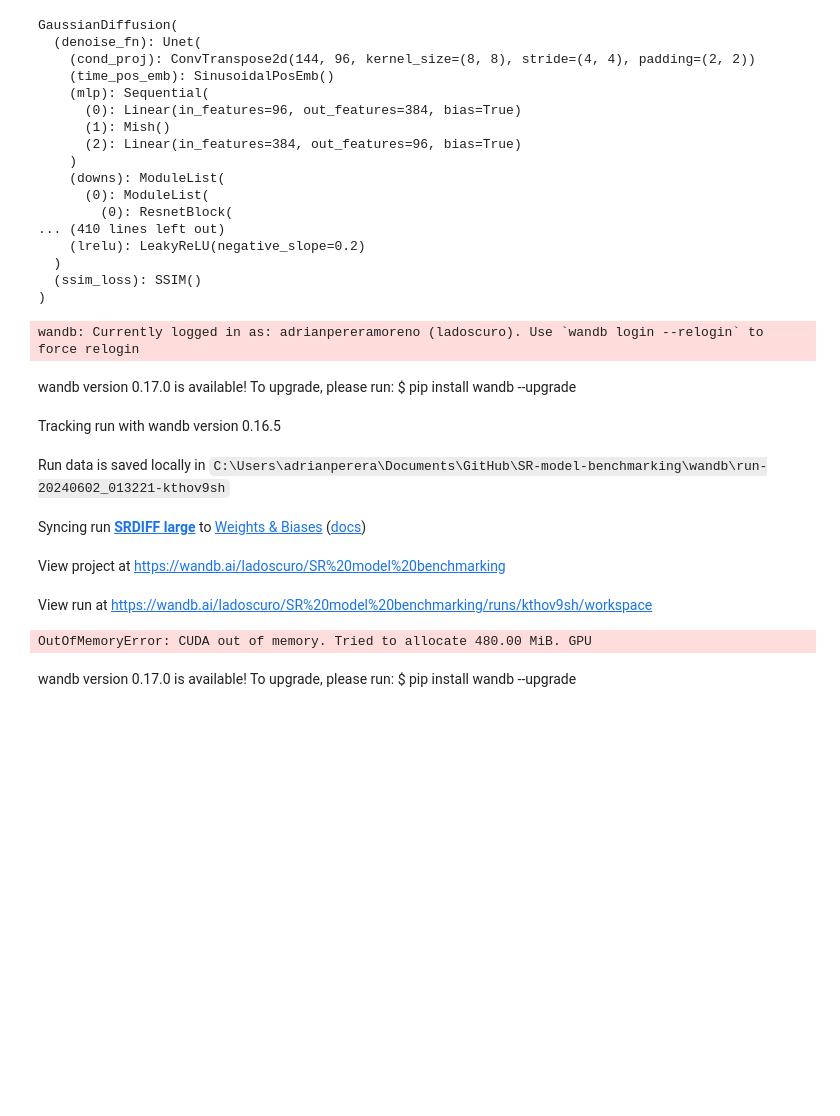
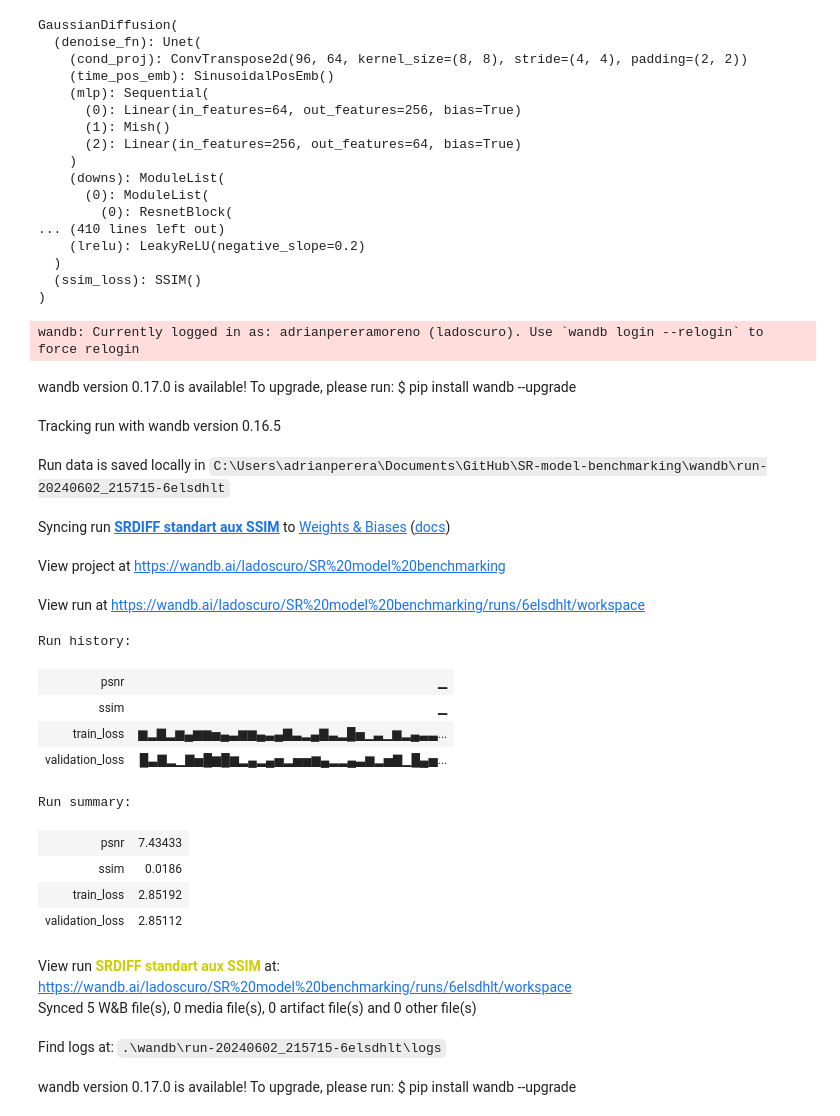
Before and after one commit to Descalabreitor/Satelite-Superresolution-diffusion, a Jupyter notebook: SRDiff experiments.ipynb, the cells around one changed output. Drawn from its saved outputs; the diff is of its cells as text; code cells hidden in the pictures; blank space fills up the shorter version.

Commit message:
aux ssim experiment

```diff
--- a/SRDiff experiments.ipynb
+++ b/SRDiff experiments.ipynb
@@ -34,17 +34,17 @@ test_dataloader = DataLoader(test_dataset, batch_size=batch_size, shuffle=True)
 device = torch.device(0)
 # %%
 model_builder = SRDiffBuilder()
-model = model_builder.set_large().build()
+model = model_builder.set_standart().build()
 model.to(device)
 # %% [output]
 GaussianDiffusion(
   (denoise_fn): Unet(
-    (cond_proj): ConvTranspose2d(144, 96, kernel_size=(8, 8), stride=(4, 4), padding=(2, 2))
+    (cond_proj): ConvTranspose2d(96, 64, kernel_size=(8, 8), stride=(4, 4), padding=(2, 2))
     (time_pos_emb): SinusoidalPosEmb()
     (mlp): Sequential(
-      (0): Linear(in_features=96, out_features=384, bias=True)
+      (0): Linear(in_features=64, out_features=256, bias=True)
       (1): Mish()
-      (2): Linear(in_features=384, out_features=96, bias=True)
+      (2): Linear(in_features=256, out_features=64, bias=True)
     )
     (downs): ModuleList(
       (0): ModuleList(
@@ -55,7 +55,7 @@ GaussianDiffusion(
   (ssim_loss): SSIM()
 )
 # %%
-model_name = "SRDIFF large"
+model_name = "SRDIFF standart aux SSIM"
 hyperparams = {
     "lr":0.002,
     "epochs":100,
@@ -65,12 +65,12 @@ hyperparams = {
     "model" : "SRDiff",
     "batch_size" : batch_size,
     "ddp": False,
-    "grad_acum": 0,
+    "grad_acum": 1,
     "use_rrdb":True,
     "fix_rrdb":False,
     "aux_l1_loss":True,
     "aux_perceptual_loss":False,
-    "aux_ssim_loss":True
+    "aux_ssim_loss":False
 }
 hyperparams.update(model_builder.get_hyperparameters())
 optimizer = torch.optim.Adam(model.parameters(), lr=hyperparams["lr"])
@@ -78,39 +78,53 @@ scheduler = torch.optim.lr_scheduler.StepLR(optimizer, step_size=hyperparams["de
 
 project_name = "SR model benchmarking"
 run_name = model_name
 wandb.login()
 wandb.init(project=project_name, config=hyperparams, name=run_name)
 torch.backends.cudnn.benchmark = True
 
 trainer = SRDiffTrainer(metrics_used=("ssim", "psnr"), model_name=model_name, device=device,
                         use_rrdb=hyperparams["use_rrdb"], fix_rrdb=hyperparams["fix_rrdb"], aux_ssim_loss=hyperparams["aux_ssim_loss"],
-                        aux_l1_loss=hyperparams["aux_l1_loss"], aux_perceptual_loss=hyperparams["aux_perceptual_loss"])
+                        aux_l1_loss=hyperparams["aux_l1_loss"], aux_perceptual_loss=hyperparams["aux_perceptual_loss"],
+                        grad_acum=hyperparams["grad_acum"])
+
 trainer.set_model(model)
 trainer.set_optimizer(optimizer)
 trainer.set_scheduler(scheduler)
 for step in range(hyperparams["epochs"]):
     with torch.no_grad():
         val_loss = trainer.validate(val_dataloader)
     torch.cuda.empty_cache()
-    train_loss = trainer.train(train_dataloader)
+    train_loss = trainer.train(train_dataloader, step)
     torch.cuda.empty_cache()
     if step % 10 == 0:
         trainer.save_model("saved models\\SRDiff\\large")
     torch.cuda.empty_cache()
     wandb.log({"train_loss": train_loss, "validation_loss": val_loss})
 
 test_metrics = trainer.test(test_dataloader)
 wandb.log(test_metrics)
 wandb.finish()
 # %% [output]
 wandb: Currently logged in as: adrianpereramoreno (ladoscuro). Use `wandb login --relogin` to force relogin
 wandb version 0.17.0 is available! To upgrade, please run: $ pip install wandb --upgrade
 Tracking run with wandb version 0.16.5
-Run data is saved locally in C:\Users\adrianperera\Documents\GitHub\SR-model-benchmarking\wandb\run-20240602_013221-kthov9sh
+Run data is saved locally in C:\Users\adrianperera\Documents\GitHub\SR-model-benchmarking\wandb\run-20240602_215715-6elsdhlt
-Syncing run SRDIFF large to Weights & Biases (docs)
+Syncing run SRDIFF standart aux SSIM to Weights & Biases (docs)
 View project at https://wandb.ai/ladoscuro/SR%20model%20benchmarking
-View run at https://wandb.ai/ladoscuro/SR%20model%20benchmarking/runs/kthov9sh/workspace
+View run at https://wandb.ai/ladoscuro/SR%20model%20benchmarking/runs/6elsdhlt/workspace
-OutOfMemoryError: CUDA out of memory. Tried to allocate 480.00 MiB. GPU
+Run history:
+| psnr | ▁ |
+| ssim | ▁ |
+| train_loss | ▆▂▇▂▆▄▆▆▅▄▃▆▆▄▃▄▇▃▂▄▇▃▂█▅▁▃▁▆▂▄▃▃... |
+| validation_loss | █▃▇▂▁▇▅█▆█▆▂▄▂▄▅▂▅▅▆▄▂▂▄▃▆▂▅▇▁█▄▅... |
+Run summary:
+| psnr | 7.43433 |
+| ssim | 0.0186 |
+| train_loss | 2.85192 |
+| validation_loss | 2.85112 |
+View run SRDIFF standart aux SSIM at: https://wandb.ai/ladoscuro/SR%20model%20benchmarking/runs/6elsdhlt/workspace
+Synced 5 W&B file(s), 0 media file(s), 0 artifact file(s) and 0 other file(s)
+Find logs at: .\wandb\run-20240602_215715-6elsdhlt\logs
 # %%
 from models.SR3Builder import SR3Builder
 from tasks.SR3Trainer import SR3Trainer
```
Also changed, not shown: 3 other files.
